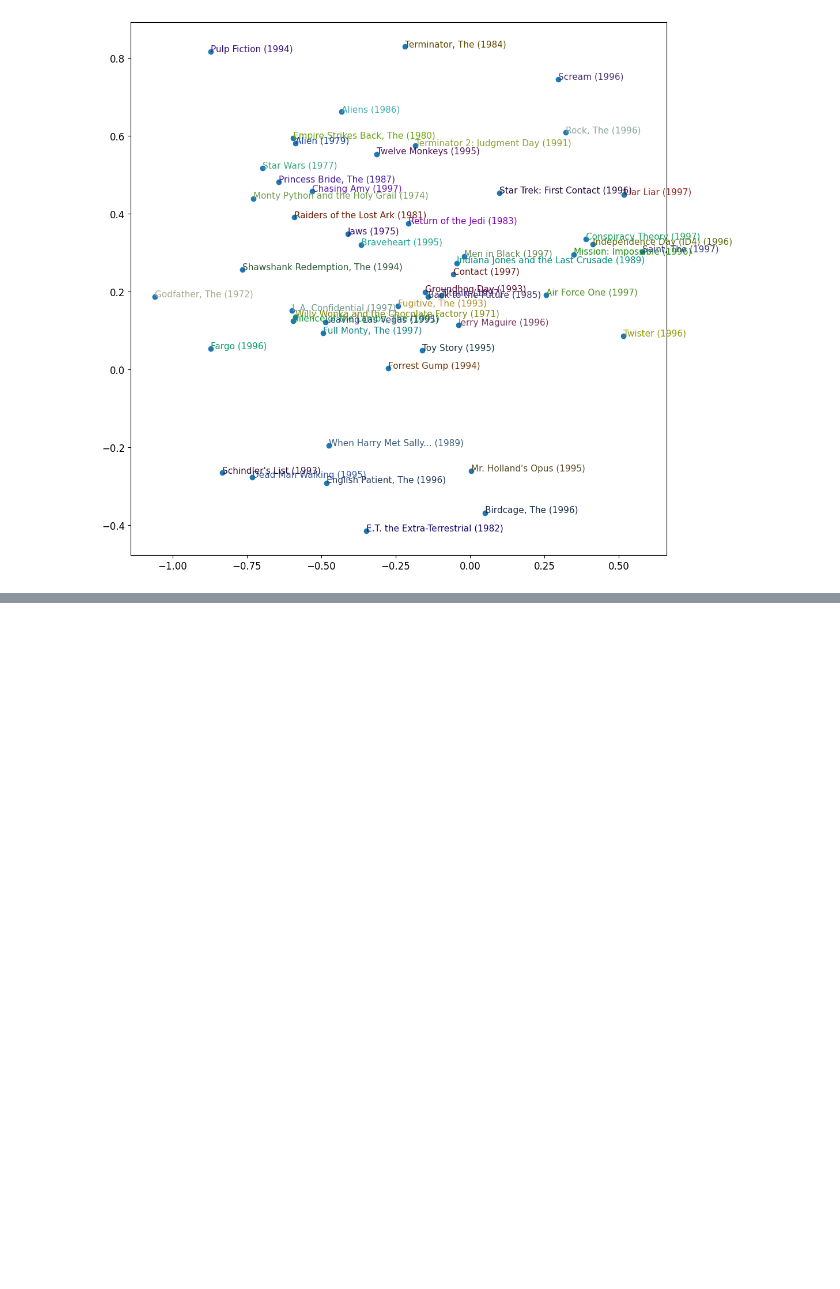
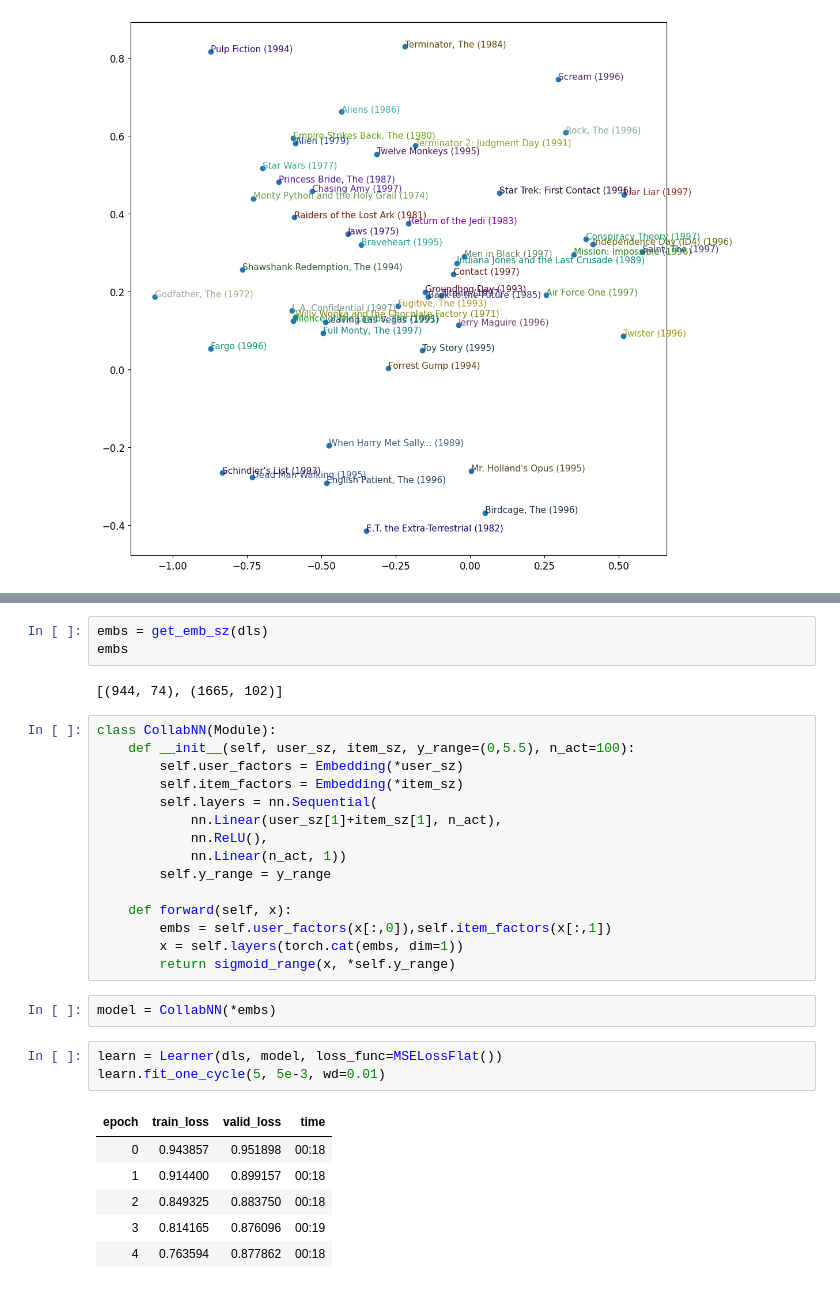
Before and after one commit to TBKHori/Analysis-ML-Deep-Learning, a Jupyter notebook: collabFiltering.ipynb, the cells around one changed output, grey strips where cells are left out. Saved outputs shown, nothing was run; the diff lists cells and outputs as text; blank space fills up the shorter version.

```diff
--- a/collabFiltering.ipynb
+++ b/collabFiltering.ipynb
@@ -415,0 +358,32 @@ plt.show()
+# %%
+embs = get_emb_sz(dls)
+embs
+# %% [output]
+[(944, 74), (1665, 102)]
+# %%
+class CollabNN(Module):
+    def __init__(self, user_sz, item_sz, y_range=(0,5.5), n_act=100):
+        self.user_factors = Embedding(*user_sz)
+        self.item_factors = Embedding(*item_sz)
+        self.layers = nn.Sequential(
+            nn.Linear(user_sz[1]+item_sz[1], n_act),
+            nn.ReLU(),
+            nn.Linear(n_act, 1))
+        self.y_range = y_range
+
+    def forward(self, x):
+        embs = self.user_factors(x[:,0]),self.item_factors(x[:,1])
+        x = self.layers(torch.cat(embs, dim=1))
+        return sigmoid_range(x, *self.y_range)
+# %%
+model = CollabNN(*embs)
+# %%
+learn = Learner(dls, model, loss_func=MSELossFlat())
+learn.fit_one_cycle(5, 5e-3, wd=0.01)
+# %% [output]
+| epoch | train_loss | valid_loss | time |
+| 0 | 0.943857 | 0.951898 | 00:18 |
+| 1 | 0.914400 | 0.899157 | 00:18 |
+| 2 | 0.849325 | 0.883750 | 00:18 |
+| 3 | 0.814165 | 0.876096 | 00:19 |
+| 4 | 0.763594 | 0.877862 | 00:18 |
```
Also changed, not shown: parts of 15 cells of this notebook.
